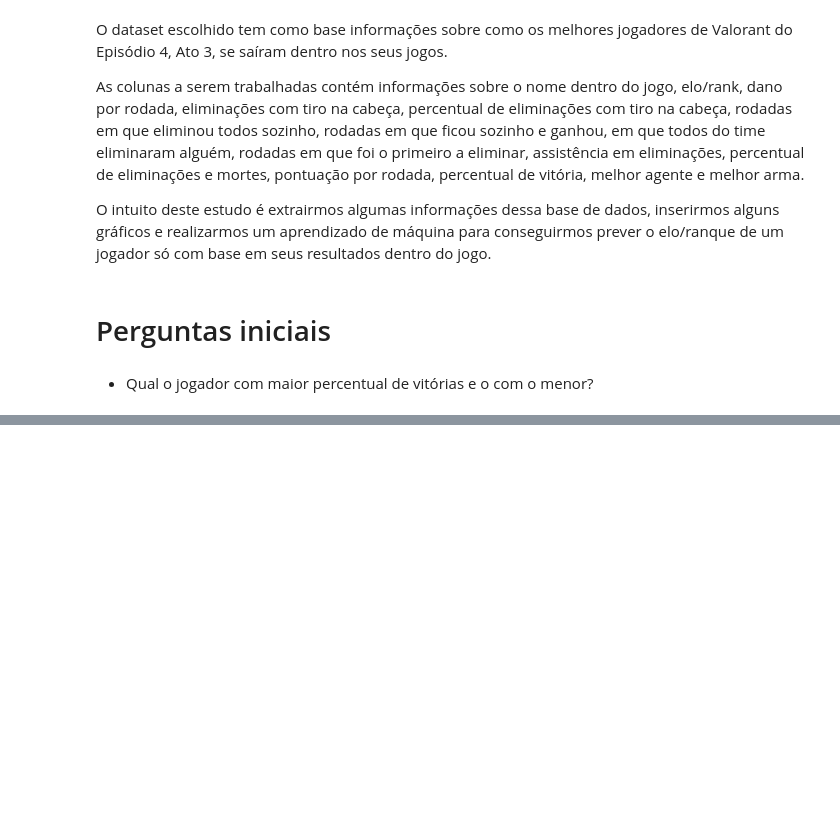
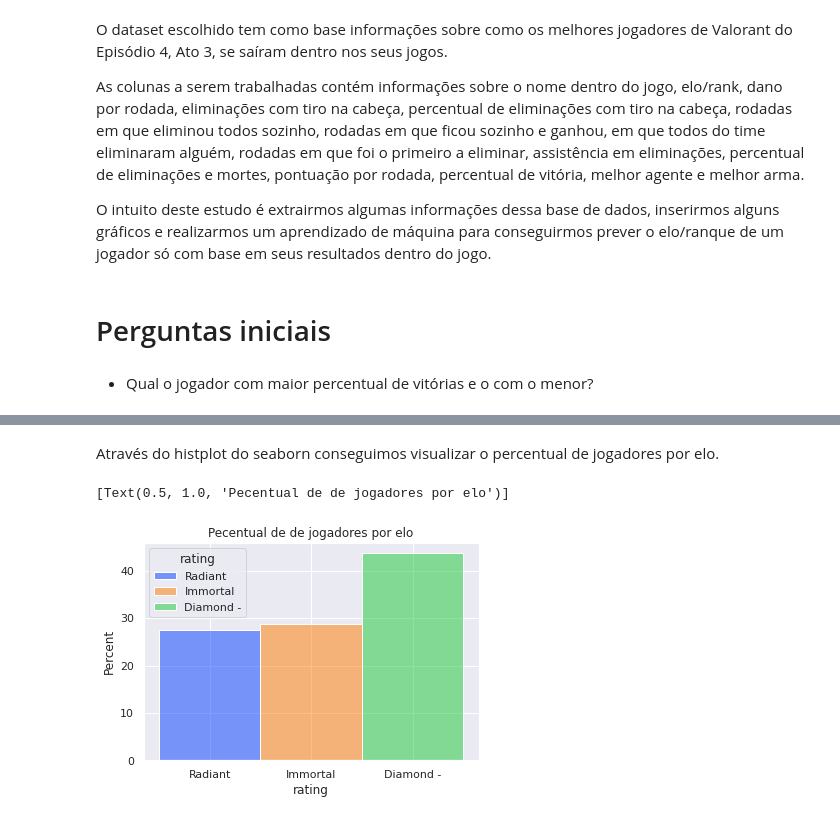
Before and after one commit to viniciusgugelmin/data-science-3, a Jupyter notebook: projects/valorant_stats/notebooks/machine_learning.ipynb, the cells around one changed output, grey strips where cells are left out. Drawn from its saved outputs; the diff is of its cells as text; code cells hidden in the pictures; blank space fills up the shorter version.

```diff
--- a/projects/valorant_stats/notebooks/machine_learning.ipynb
+++ b/projects/valorant_stats/notebooks/machine_learning.ipynb
@@ -75,0 +160,7 @@ df_win_order # clean 0 values
+# %% [markdown]
+Através do histplot do seaborn conseguimos visualizar o percentual de jogadores por elo.
+# %%
+sns.histplot(data=df, x="rating", hue="rating", stat="percent", palette="bright").set(title='Pecentual de de jogadores por elo')
+# %% [output]
+[Text(0.5, 1.0, 'Pecentual de de jogadores por elo')]
+[figure, added]
```
Also changed, not shown: parts of 15 cells of this notebook.
